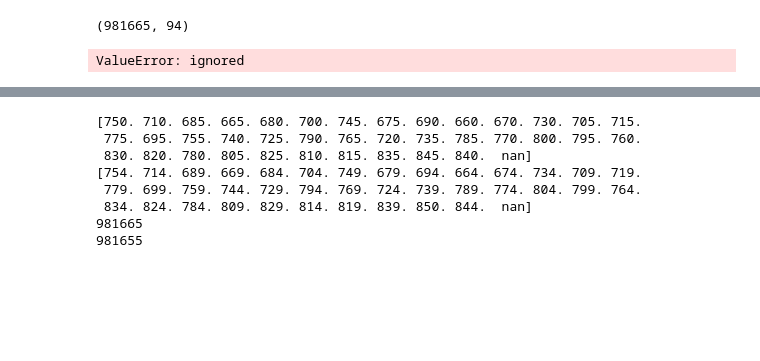
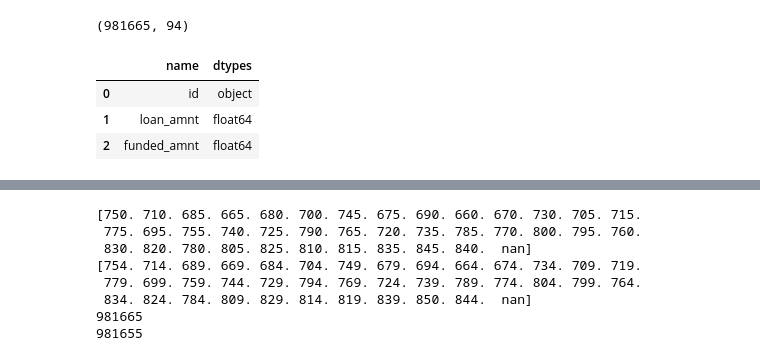
Before and after one commit to vaibhavhirani/ML-Loan-Assignment, a Jupyter notebook: ML_assignment_test.ipynb, the cells around one changed output, grey strips where cells are left out. Saved outputs shown, nothing was run; the diff lists cells and outputs as text; code cells hidden in the pictures; blank space fills up the shorter version.

```diff
--- a/ML_assignment_test.ipynb
+++ b/ML_assignment_test.ipynb
@@ -65,12 +65,15 @@ data.shape
 # %%
 data_dtypes = pd.DataFrame(data.dtypes, columns=['dtypes'])
 data_dtypes = data_dtypes.reset_index()
 data_dtypes['name'] = data_dtypes['index']
 data_dtypes = data_dtypes[['name', 'dtypes']]
-data_dtypes['first value'] = data.loc[0].values
+# data_dtypes['first value'] = data.loc[0].values
 data_dtypes.head(3)
 # %% [output]
-ValueError: ignored
+|  | name | dtypes |
+| 0 | id | object |
+| 1 | loan_amnt | float64 |
+| 2 | funded_amnt | float64 |
 # %%
 # data['loan_status'].nunique()
 drop_list = ['id', 'funded_amnt', 'funded_amnt_inv', 'sub_grade', 'int_rate', 'emp_title', 'issue_d', 'zip_code', 'out_prncp', 'out_prncp_inv', 'total_pymnt', 'total_pymnt_inv', 'total_rec_prncp', 'total_rec_int', 'total_rec_late_fee', 'recoveries', 'collection_recovery_fee', 'last_pymnt_d', 'last_pymnt_amnt', 'next_pymnt_d', 'num_tl_120dpd_2m', 'num_tl_30dpd', 'mo_sin_rcnt_tl', 'mths_since_recent_bc', 'disbursement_method' ]
```
Also changed, not shown: parts of 48 cells of this notebook.
